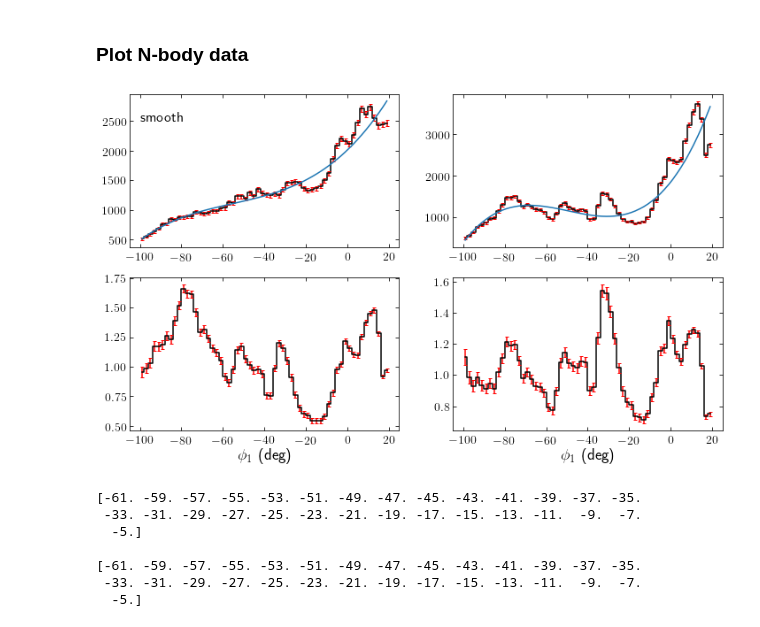
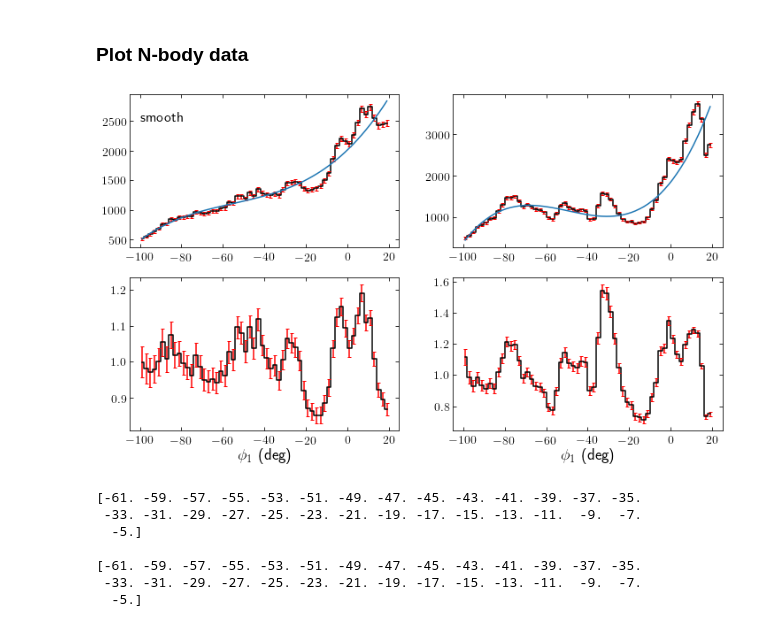
Before and after one commit to nbanik/Analyze_GD-1, a Jupyter notebook: GD-1_Gaia_CFHT.ipynb, the cells around one changed output. Saved outputs shown, nothing was run; the diff lists cells and outputs as text; code cells hidden in the pictures.

```diff
--- a/GD-1_Gaia_CFHT.ipynb
+++ b/GD-1_Gaia_CFHT.ipynb
@@ -560,7 +560,7 @@ shot_noise=np.sqrt(star_count)
 shot_noise_pert=np.sqrt(star_count_pert)
 
 pp= Polynomial.fit(midbin,star_count,deg=3,w=1/(shot_noise))
-nden=star_count_pert/pp(np.array(midbin))
+nden=star_count/pp(np.array(midbin))
 nden_err=shot_noise/pp(np.array(midbin))
 
 pp_pert= Polynomial.fit(midbin,star_count_pert,deg=3,w=1/(shot_noise_pert))
@@ -576,34 +576,34 @@ errorbar(midbin,star_count,shot_noise,marker='None',ls='None',capsize=2.,ecolor=
 plot(midbin,pp(np.array(midbin)))
 text(-100.,2500.,'smooth',fontsize=16)
 
 subplot(2,2,2)
 plot(midbin,star_count_pert,c='k',ls='steps-mid')
 errorbar(midbin,star_count_pert,shot_noise_pert,marker='None',ls='None',capsize=2.,ecolor='r')
 plot(midbin,pp_pert(np.array(midbin)))
 
 subplot(2,2,3)
 plot(midbin,nden,c='k',ls='steps-mid')
 errorbar(midbin,nden,nden_err,marker='None',ls='None',capsize=2.,ecolor='r')
 xlabel(r'$\phi_{1}$ (deg)')
 
 subplot(2,2,4)
 plot(midbin,nden_pert,c='k',ls='steps-mid')
 errorbar(midbin,nden_pert,nden_pert_err,marker='None',ls='None',capsize=2.,ecolor='r')
 xlabel(r'$\phi_{1}$ (deg)')
 
 
 fo=open('Nbody_smooth_GD1.dat','w')
 fo1=open('Nbody_perturbed_GD1.dat','w')
 
 for kk in range(len(midbin)):
     fo.write(str(midbin[kk]) + "   " + str(nden[kk]) + "   " + str(nden_err[kk]) + "\n")
     fo1.write(str(midbin[kk]) + "   " + str(nden_pert[kk]) + "   " + str(nden_pert_err[kk]) + "\n")
 
 
 fo.close()
 fo1.close()
 # %% [output]
-[figure, old version]
+[figure, new version]
 # %%
 def compute_Pk_Nbody(filename, scaling = 'spectrum'):
     data= numpy.loadtxt(filename)
```
Also changed, not shown: parts of 1 cell of this notebook.
